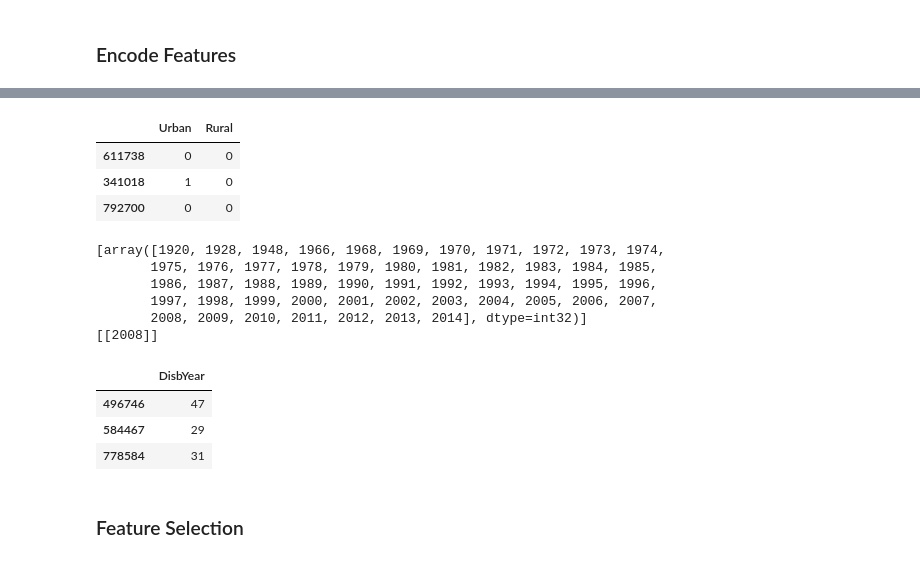
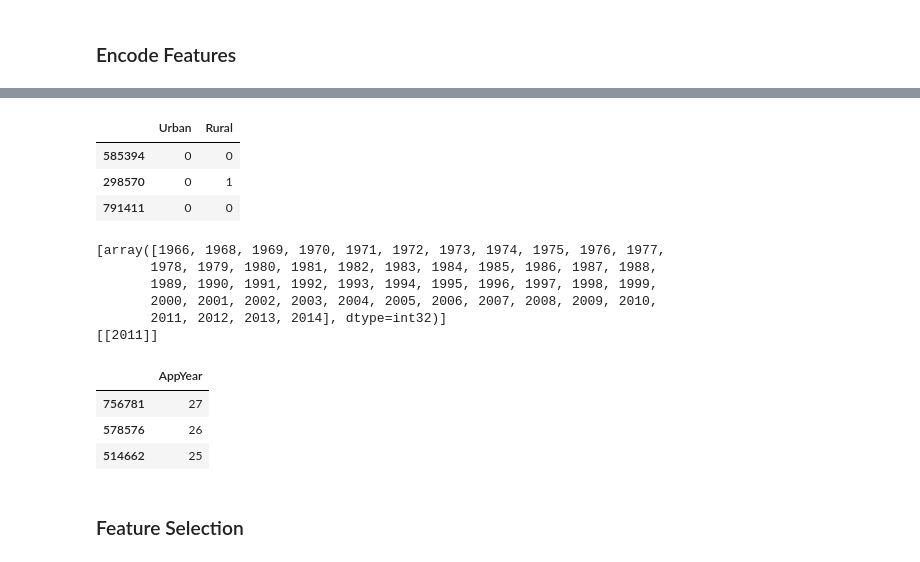
Before and after one commit to Ly-Ax/TFMasterIA, a Jupyter notebook: notebooks/preprocessing.ipynb, the cells around one changed output, grey strips where cells are left out. Cells and saved outputs as stored; diff of their text form; code cells hidden in the pictures.

```diff
--- a/notebooks/preprocessing.ipynb
+++ b/notebooks/preprocessing.ipynb
@@ -641,11 +636,8 @@ df["SBA_Secured"] = df["SBA_Secured"].astype(int)
-# %%
-# cambiamos de nombre la variable MIS_Status a Default que la describe mejor
-df.rename(columns={"MIS_Status":"Default"}, inplace=True)
 # %%
 # ordenamos adecuadamente todas las variables actuales del dataset
-df = df[["State","BankState","StateDiff","Sector","Term","SecuredLoan","NoEmp",
-         "NewExist","CreateJob","RetainedJob","UrbanRural","RevLineCr","LowDoc",
-         "DisbYear","DisbMonth", "DisbGross","GrAppv","SBA_Appv","SBA_Secured","Default"]]
+df = df[["State","BankState","DifState","Sector","AppYear","AppMonth","Term",
+         "Secured","NoEmp","NewExist","CreateJob","RetainedJob","UrbanRural",
+         "RevLine","LowDoc","GrDisburs","GrApprov","ApprovSBA","SecuredSBA","Default"]]
 # %%
 print(df.shape)
 df.sample(3)
@@ -680,16 +672,16 @@ Default         int64
 dtype: object
 # %%
 # separamos en listas las variables binarias, numericas y categoricas
-bin_cols = ["StateDiff","SecuredLoan","NewExist",
-            "RevLineCr","LowDoc","Default"]         # binarias
+bin_cols = ["DifState","Secured","NewExist",
+            "RevLine","LowDoc","Default"]           # binarias
 
 num_cols = ["Term","NoEmp","CreateJob",
-            "RetainedJob","SBA_Secured",            # numericas discretas
-            "DisbGross","GrAppv","SBA_Appv"]        # numericas continuas
+            "RetainedJob","SecuredSBA",             # numericas discretas
+            "GrDisburs","GrApprov","ApprovSBA"]     # numericas continuas
 
 cat_cols = ["State","BankState","Sector",           # categoricas nominales
             "UrbanRural",                           # categoricas numericas
-            "DisbYear","DisbMonth"]                 # categoricas ordinales
+            "AppYear","AppMonth"]                   # categoricas ordinales
 
 # _ = df.select_dtypes("int").columns.to_list()
 print(f"Binary:    {bin_cols}")
@@ -834,36 +826,36 @@ df.drop(columns="UrbanRural_0", axis=1, inplace=True)
 
 df["Urban"] = df["Urban"].astype(int)
 df["Rural"] = df["Rural"].astype(int)
-df = df[["State","BankState","StateDiff","Sector","Term","SecuredLoan","NoEmp",
-         "NewExist","CreateJob","RetainedJob","Urban","Rural","RevLineCr","LowDoc",
-         "DisbYear","DisbMonth", "DisbGross","GrAppv","SBA_Appv","SBA_Secured","Default"]]
+df = df[["State","BankState","DifState","Sector","AppYear","AppMonth","Term",
+         "Secured","NoEmp","NewExist","CreateJob","RetainedJob","Urban","Rural",
+         "RevLine","LowDoc","GrDisburs","GrApprov","ApprovSBA","SecuredSBA","Default"]]
 df[["Urban","Rural"]].sample(3)
 # %% [output]
 |  | Urban | Rural |
-| 611738 | 0 | 0 |
-| 341018 | 1 | 0 |
-| 792700 | 0 | 0 |
+| 585394 | 0 | 0 |
+| 298570 | 0 | 1 |
+| 791411 | 0 | 0 |
 # %%
-# Ordinal Encoder: aplicamos a las variables categoricas ordinales
-ordinal_encoder = OrdinalEncoder(categories=[list(sorted(df["DisbYear"].unique()))])
-ordinal_encoder_fit = ordinal_encoder.fit(df[["DisbYear"]])
-df["DisbYear"] = ordinal_encoder_fit.transform(df[["DisbYear"]])
-df["DisbYear"] = df["DisbYear"].astype(int)
+# Ordinal Encoder: aplicamos a las variables categoricas ordinales (sin AppMonth)
+ordinal_encoder = OrdinalEncoder(categories=[list(sorted(df["AppYear"].unique()))])
+ordinal_encoder_fit = ordinal_encoder.fit(df[["AppYear"]])
+df["AppYear"] = ordinal_encoder_fit.transform(df[["AppYear"]])
+df["AppYear"] = df["AppYear"].astype(int)
 
 print(ordinal_encoder_fit.categories_)
 print(ordinal_encoder_fit.inverse_transform([[44]]))
-df[["DisbYear"]].sample(3)
+df[["AppYear"]].sample(3)
 # %% [output]
-[array([1920, 1928, 1948, 1966, 1968, 1969, 1970, 1971, 1972, 1973, 1974,
-       1975, 1976, 1977, 1978, 1979, 1980, 1981, 1982, 1983, 1984, 1985,
-       1986, 1987, 1988, 1989, 1990, 1991, 1992, 1993, 1994, 1995, 1996,
-       1997, 1998, 1999, 2000, 2001, 2002, 2003, 2004, 2005, 2006, 2007,
-       2008, 2009, 2010, 2011, 2012, 2013, 2014], dtype=int32)]
-[[2008]]
+[array([1966, 1968, 1969, 1970, 1971, 1972, 1973, 1974, 1975, 1976, 1977,
+       1978, 1979, 1980, 1981, 1982, 1983, 1984, 1985, 1986, 1987, 1988,
+       1989, 1990, 1991, 1992, 1993, 1994, 1995, 1996, 1997, 1998, 1999,
+       2000, 2001, 2002, 2003, 2004, 2005, 2006, 2007, 2008, 2009, 2010,
+       2011, 2012, 2013, 2014], dtype=int32)]
+[[2011]]
-|  | DisbYear |
-| 496746 | 47 |
-| 584467 | 29 |
-| 778584 | 31 |
+|  | AppYear |
+| 756781 | 27 |
+| 578576 | 26 |
+| 514662 | 25 |
 # %% [markdown]
 ### Feature Selection
 # %%
```
Also changed, not shown: parts of 56 cells of this notebook, 19 other files.
